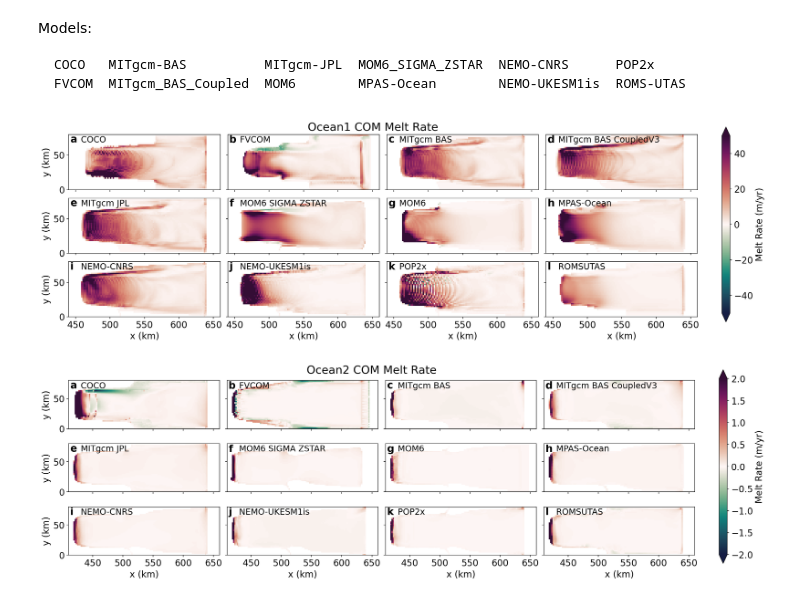
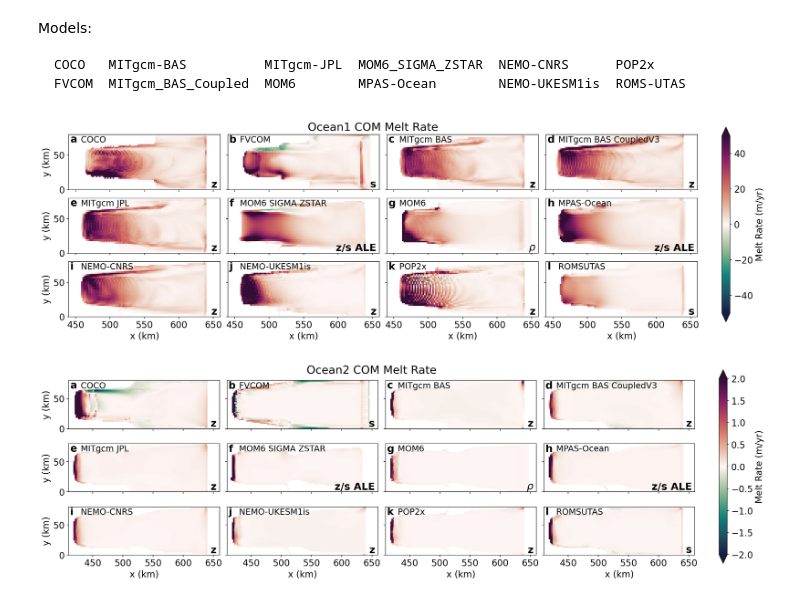
Before and after one commit to misomip/isomip-plus, a Jupyter notebook: notebooks/meltrate-spatialdist/ocean1/MR-spatial-dist.ipynb, the cells around one changed output. Cells and saved outputs as stored; diff of their text form; code cells hidden in the pictures.

Commit message:
Add diagnostic plots with improved labels and sizes, plus vertical coordinate labelled

```diff
--- a/notebooks/meltrate-spatialdist/ocean1/MR-spatial-dist.ipynb
+++ b/notebooks/meltrate-spatialdist/ocean1/MR-spatial-dist.ipynb
@@ -57,6 +57,10 @@ vmin = -50.
 vmax = 50.
 
 xlim = [440., 660.]
+
+#Type of vertical coordinate
+vert_coord_type = ['z','s','z','z','z','z/s ALE',r'$\rho$','z/s ALE','z','z','z','s']
+
 
 for i in np.arange(length):
     ax = plt.subplot(3,nrows,i+1)
@@ -70,34 +74,36 @@ for i in np.arange(length):
     mesh = plt.pcolormesh(
         1e-3 * ds.x.values, 1e-3 * ds.y.values, mr.values,
         cmap=cm.cm.curl, vmin=vmin, vmax=vmax, shading='nearest')
     plt.xlim(xlim)
     mesh.axes.set_aspect('equal')
 
     plt.text(0.01,0.99,alphabet[i], fontsize = 18, transform=ax.transAxes, fontweight='bold', va='top')
     plt.text(0.01,0.975,'    '+labels[i], fontsize = 15, transform=ax.transAxes, va='top')
     if (i==1) or (i==2) or (i==3) or (i==5) or (i==6) or (i==7) or (i==9) or (i==10) or (i==11):
         ax.set_yticklabels([])
     if (i<8):
         ax.set_xticklabels([])
     if (i==0) or (i==4) or (i==8):
         plt.ylabel('y (km)', fontsize = 16)
     else:
         plt.ylabel('')
     if i>=8:
         plt.xlabel('x (km)', fontsize = 16)
     else:
         plt.xlabel('')
     plt.tick_params(labelsize=16)
+    t = plt.text(0.98,0,vert_coord_type[i], fontsize = 18, transform=ax.transAxes,
+             fontweight='bold', va='bottom',color = 'k', ha = 'right')
 
 cax = plt.axes([0.93, 0.1, 0.01, 0.8])
 cbar = plt.colorbar(mesh, cax=cax, extend='both')
 cbar.ax.set_ylabel('Melt Rate (m/yr)', fontsize=16)
 plt.tick_params(labelsize=16)
 fig.subplots_adjust(wspace = 0.05, hspace = 0.05)
 
 fig.suptitle('Ocean1 COM Melt Rate', y = 0.92,fontsize=20);
 # %% [output]
-[figure, old version]
+[figure, new version]
 # %%
 expt = Ocean2_COM
 labels = []
@@ -116,6 +122,9 @@ vmin = -2.
 vmax = 2.
 
 xlim = [410., 660.]
+
+#Type of vertical coordinate
+vert_coord_type = ['z','s','z','z','z','z/s ALE',r'$\rho$','z/s ALE','z','z','z','s']
 
 for i in np.arange(length):
     ax = plt.subplot(3,nrows,i+1)
@@ -147,6 +156,8 @@ for i in np.arange(length):
     else:
         plt.xlabel('')
     plt.tick_params(labelsize=16)
+    t = plt.text(0.98,0,vert_coord_type[i], fontsize = 18, transform=ax.transAxes,
+             fontweight='bold', va='bottom',color = 'k', ha = 'right')
 
 cax = plt.axes([0.93, 0.1, 0.01, 0.8])
 cbar = plt.colorbar(mesh, cax=cax, extend='both')
@@ -156,4 +167,4 @@ fig.subplots_adjust(wspace = 0.05, hspace = 0.05)
 
 fig.suptitle('Ocean2 COM Melt Rate', y = 0.92,fontsize=20);
 # %% [output]
-[figure, old version]
+[figure, new version]
```
Also changed, not shown: 1 other file.
